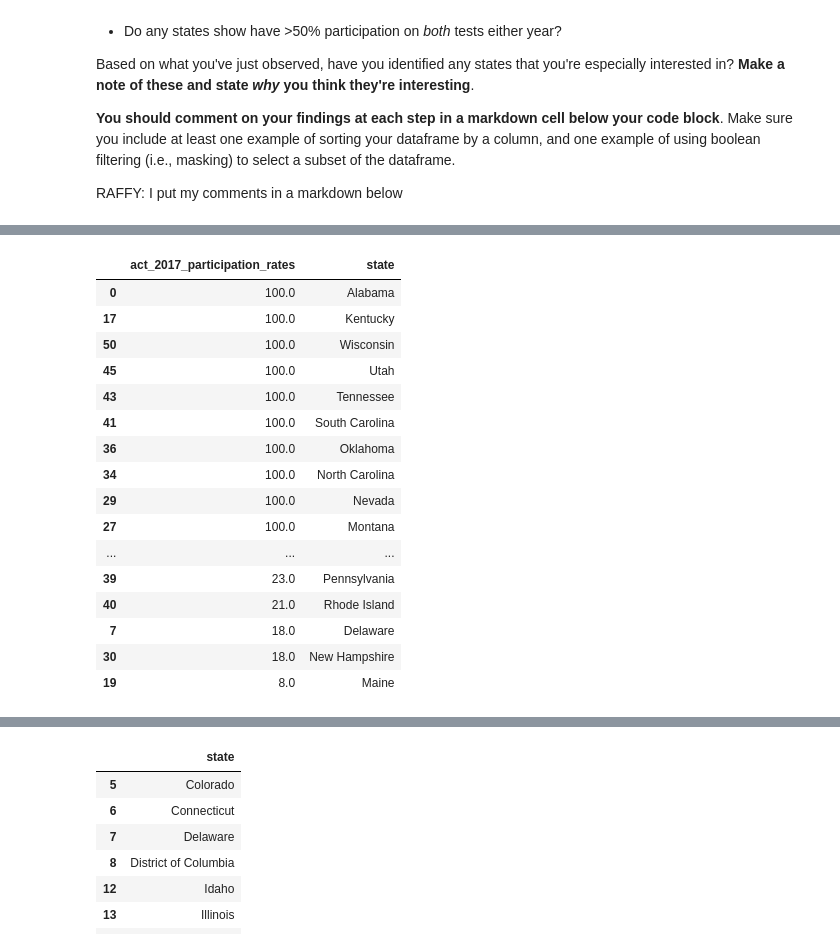
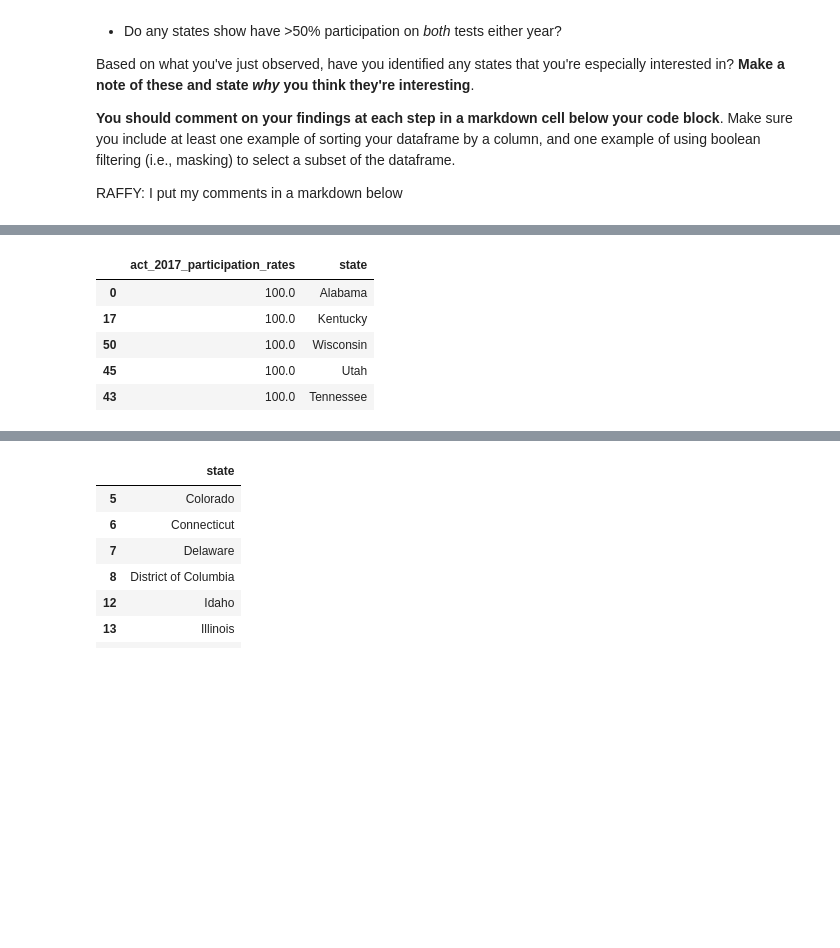
Before and after one commit to dmiz6393/ACT_SAT_dataset, a Jupyter notebook: code/starter-code.ipynb, the cells around one changed output, grey strips where cells are left out. Cells and saved outputs as stored; diff of their text form; code cells hidden in the pictures; blank space fills up the shorter version.

```diff
--- a/code/starter-code.ipynb
+++ b/code/starter-code.ipynb
@@ -817,21 +786,10 @@ final[["act_2018_participation_rates","state"]].sort_values(by="act_2018_partici
 # %%
-final[["act_2017_participation_rates","state"]].sort_values(by="act_2017_participation_rates", ascending=False)
+final[["act_2017_participation_rates","state"]].sort_values(by="act_2017_participation_rates", ascending=False).head()
 # %% [output]
 |  | act_2017_participation_rates | state |
 | 0 | 100.0 | Alabama |
 | 17 | 100.0 | Kentucky |
 | 50 | 100.0 | Wisconsin |
 | 45 | 100.0 | Utah |
 | 43 | 100.0 | Tennessee |
-| 41 | 100.0 | South Carolina |
-| 36 | 100.0 | Oklahoma |
-| 34 | 100.0 | North Carolina |
-| 29 | 100.0 | Nevada |
-| 27 | 100.0 | Montana |
-| ... | ... | ... |
-| 39 | 23.0 | Pennsylvania |
-| 40 | 21.0 | Rhode Island |
-| 7 | 18.0 | Delaware |
-| 30 | 18.0 | New Hampshire |
-| 19 | 8.0 | Maine |
 # %%
```
Also changed, not shown: parts of 13 cells of this notebook.
